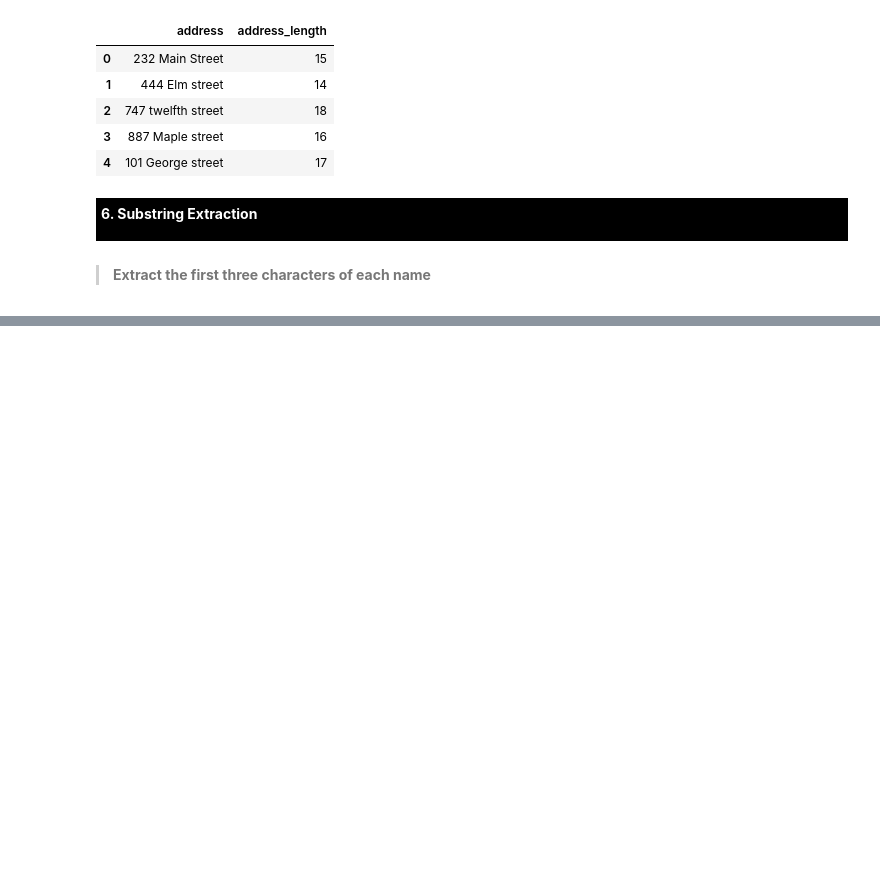
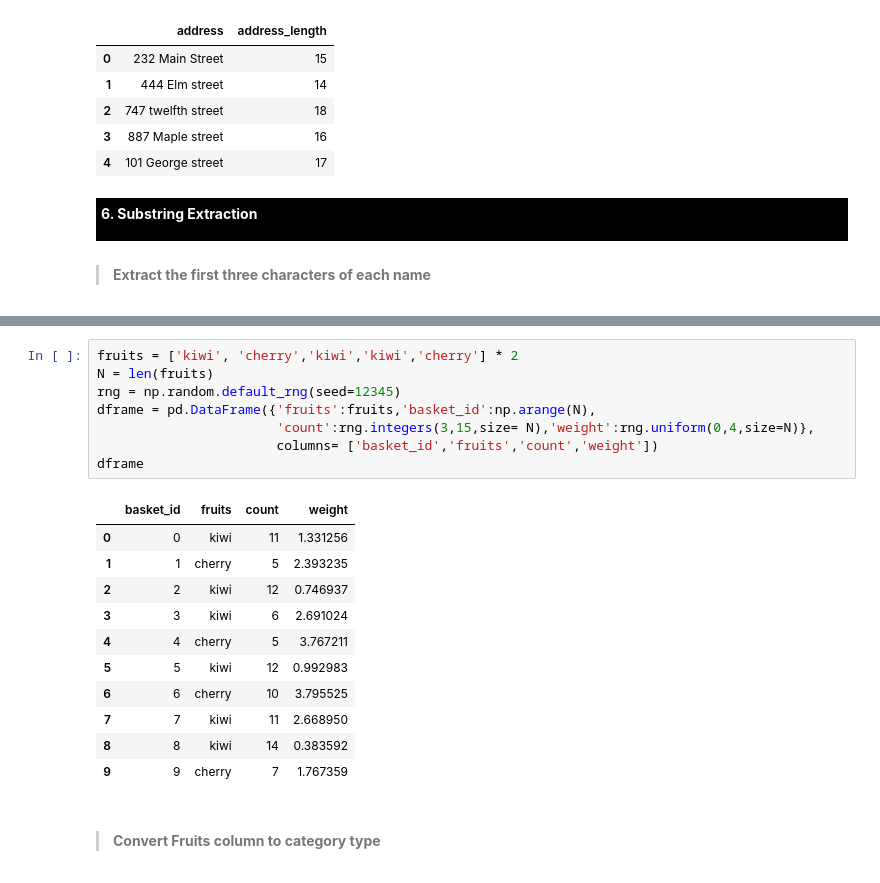
Before and after one commit to Craphtr/Python-Essentials-For-Machine-Learning, a Jupyter notebook: 08_Data_Cleaning&Preparation_in_Pandas.ipynb, the cells around one changed output, grey strips where cells are left out. Saved outputs shown, nothing was run; the diff lists cells and outputs as text; blank space fills up the shorter version.

```diff
--- a/08_Data_Cleaning&Preparation_in_Pandas.ipynb
+++ b/08_Data_Cleaning&Preparation_in_Pandas.ipynb
@@ -1047,0 +1179,22 @@ dbase
+# %%
+fruits = ['kiwi', 'cherry','kiwi','kiwi','cherry'] * 2
+N = len(fruits)
+rng = np.random.default_rng(seed=12345)
+dframe = pd.DataFrame({'fruits':fruits,'basket_id':np.arange(N),
+                       'count':rng.integers(3,15,size= N),'weight':rng.uniform(0,4,size=N)},
+                       columns= ['basket_id','fruits','count','weight'])
+dframe
+# %% [output]
+|  | basket_id | fruits | count | weight |
+| 0 | 0 | kiwi | 11 | 1.331256 |
+| 1 | 1 | cherry | 5 | 2.393235 |
+| 2 | 2 | kiwi | 12 | 0.746937 |
+| 3 | 3 | kiwi | 6 | 2.691024 |
+| 4 | 4 | cherry | 5 | 3.767211 |
+| 5 | 5 | kiwi | 12 | 0.992983 |
+| 6 | 6 | cherry | 10 | 3.795525 |
+| 7 | 7 | kiwi | 11 | 2.668950 |
+| 8 | 8 | kiwi | 14 | 0.383592 |
+| 9 | 9 | cherry | 7 | 1.767359 |
+# %% [markdown]
+> #### **Convert Fruits column to category type**
```
Also changed, not shown: parts of 44 cells of this notebook.
